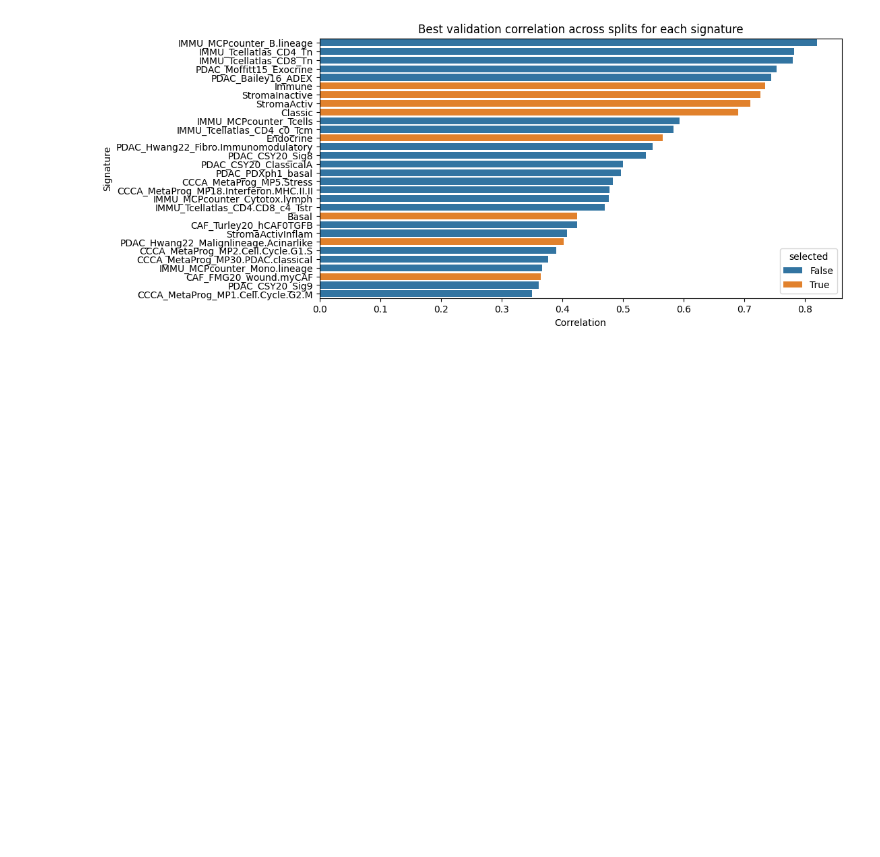
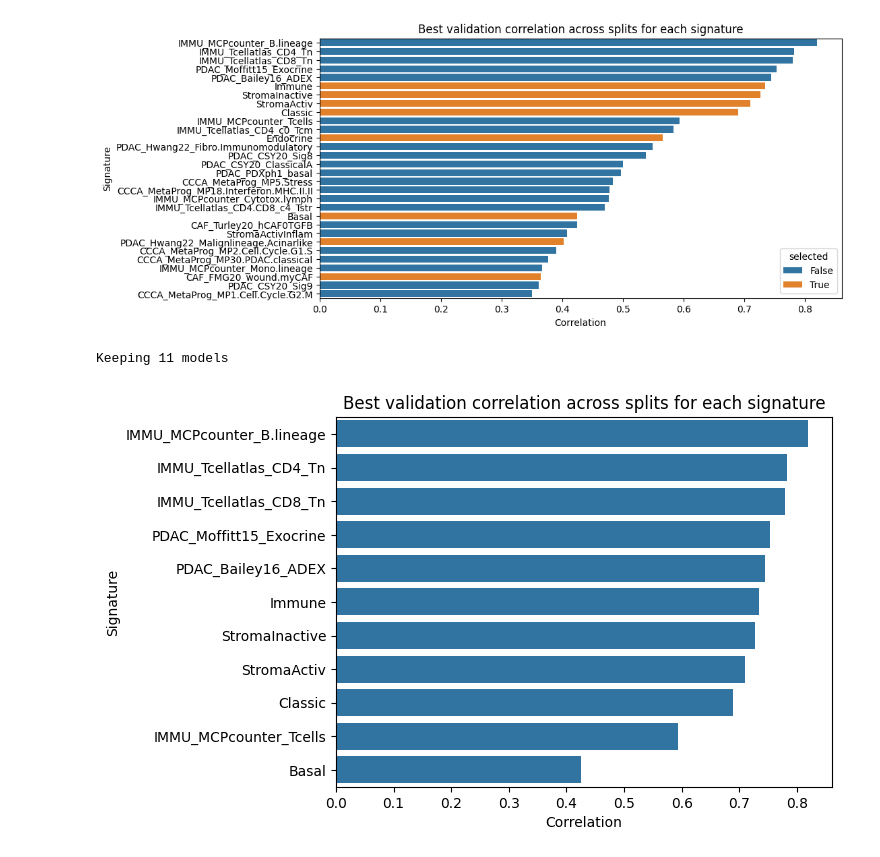
Before and after one commit to GeNeHetX/HistoSign, a Jupyter notebook: src/signatures/inspect_training.ipynb, the cells around one changed output. Cells and saved outputs as stored; diff of their text form; code cells hidden in the pictures; blank space fills up the shorter version.

```diff
--- a/src/signatures/inspect_training.ipynb
+++ b/src/signatures/inspect_training.ipynb
@@ -217,12 +211,20 @@ plt.show()
 # %%
 valid_model = recap_df[:10]
 valid_sign = valid_model.signature.values
 valid_sign = list(set(valid_sign).union(set(["Classic", "StromaActiv", "Basal", "StromaInactive"])))
 valid_model = recap_df[recap_df.signature.isin(valid_sign)]
 
 res = valid_model[["signature", "model_path"]]
 res_dict = res.set_index("signature").T.to_dict("list")
 for k, v in res_dict.items():
     res_dict[k] = v[0].as_posix()
-
-np.save(r"C:\Users\inserm\Documents\histo_sign\dataset\best_model_path.npy", res_dict)
+print(f"Keeping {len(res_dict)} models")
+# np.save(r"C:\Users\inserm\Documents\histo_sign\dataset\best_model_path.npy", res_dict)
+sns.barplot(data=valid_model, x="best_corr", y="signature")
+plt.title("Best validation correlation across splits for each signature")
+plt.xlabel("Correlation")
+plt.ylabel("Signature")
+plt.show()
+# %% [output]
+Keeping 11 models
+[figure, added]
```
Also changed, not shown: parts of 8 cells of this notebook.
